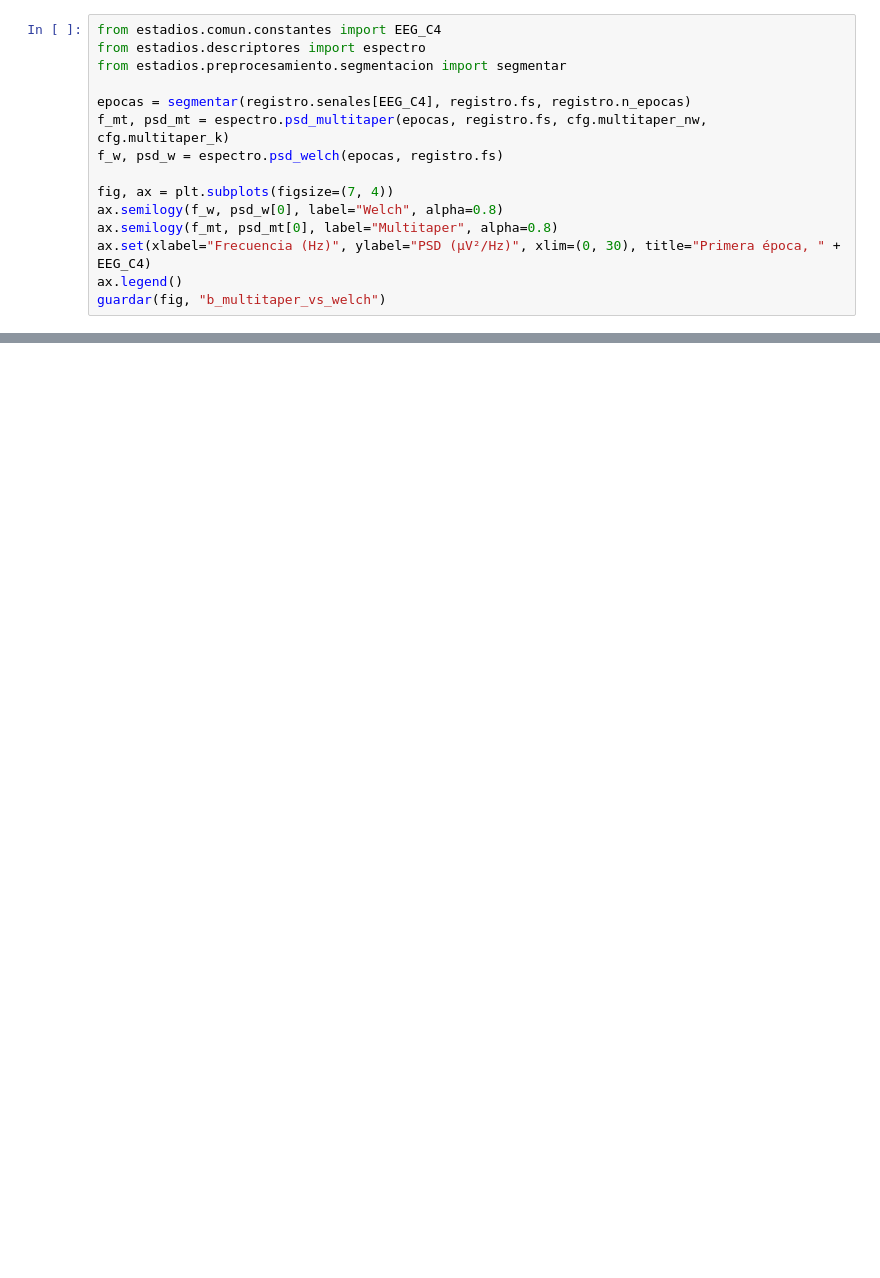
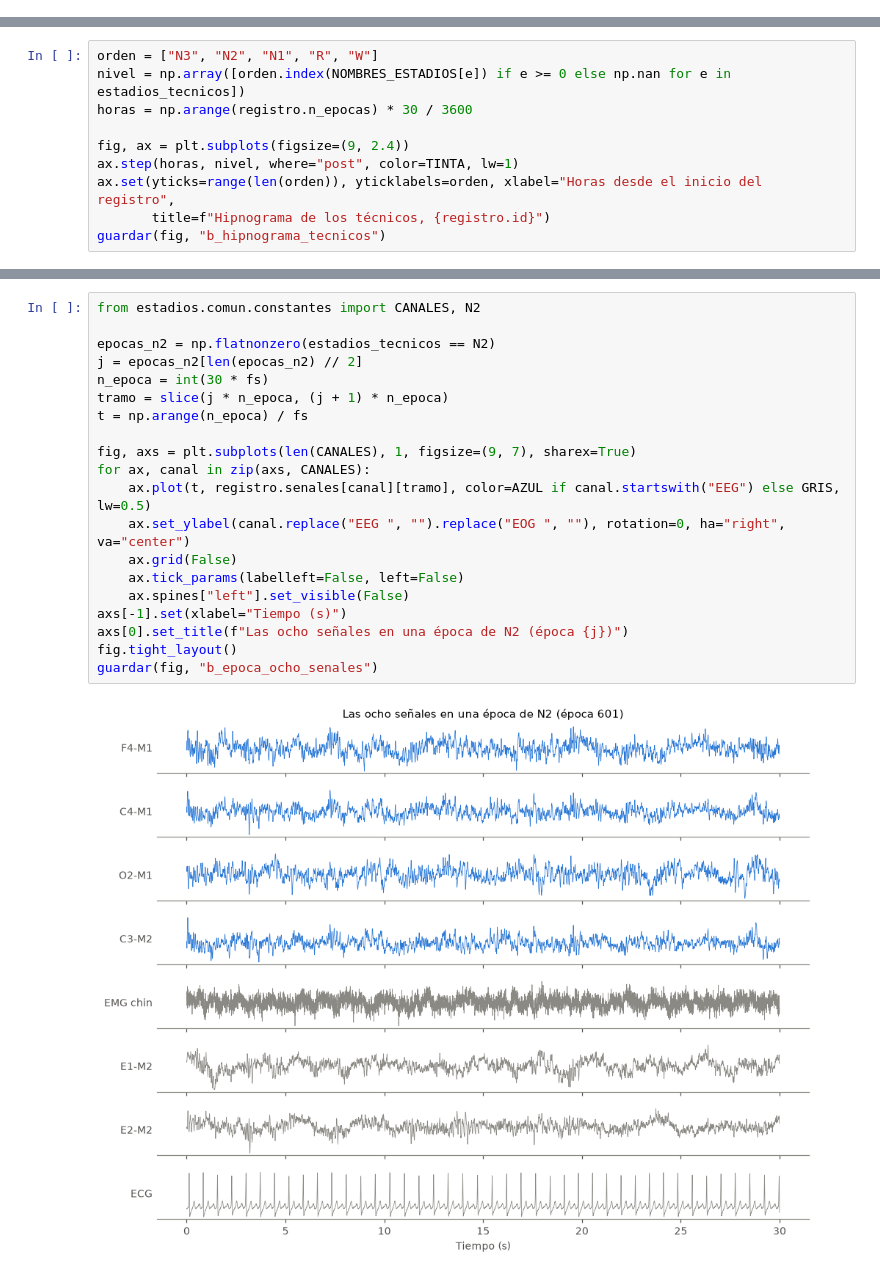
Before and after one commit to ldelia22/PSIB2026Q2-TPS-Grupo02-CassanoNieto-DElia-Ortega, a Jupyter notebook: codigo/notebooks/02_frente_B_descriptores.ipynb, the cells around one changed output, grey strips where cells are left out. Drawn from its saved outputs; the diff is of its cells as text; blank space fills up the shorter version.

Commit message:
Notebook 02: recorrido del Frente B y tabla de descriptores

```diff
--- a/codigo/notebooks/02_frente_B_descriptores.ipynb
+++ b/codigo/notebooks/02_frente_B_descriptores.ipynb
@@ -46,15 +71,0 @@ registro = prep.registro
-# %%
-from estadios.comun.constantes import EEG_C4
-from estadios.descriptores import espectro
-from estadios.preprocesamiento.segmentacion import segmentar
-
-epocas = segmentar(registro.senales[EEG_C4], registro.fs, registro.n_epocas)
-f_mt, psd_mt = espectro.psd_multitaper(epocas, registro.fs, cfg.multitaper_nw, cfg.multitaper_k)
-f_w, psd_w = espectro.psd_welch(epocas, registro.fs)
-
-fig, ax = plt.subplots(figsize=(7, 4))
-ax.semilogy(f_w, psd_w[0], label="Welch", alpha=0.8)
-ax.semilogy(f_mt, psd_mt[0], label="Multitaper", alpha=0.8)
-ax.set(xlabel="Frecuencia (Hz)", ylabel="PSD (µV²/Hz)", xlim=(0, 30), title="Primera época, " + EEG_C4)
-ax.legend()
-guardar(fig, "b_multitaper_vs_welch")
@@ -78,0 +148,10 @@ tabla.nombres
+# %%
+orden = ["N3", "N2", "N1", "R", "W"]
+nivel = np.array([orden.index(NOMBRES_ESTADIOS[e]) if e >= 0 else np.nan for e in estadios_tecnicos])
+horas = np.arange(registro.n_epocas) * 30 / 3600
+
+fig, ax = plt.subplots(figsize=(9, 2.4))
+ax.step(horas, nivel, where="post", color=TINTA, lw=1)
+ax.set(yticks=range(len(orden)), yticklabels=orden, xlabel="Horas desde el inicio del registro",
+       title=f"Hipnograma de los técnicos, {registro.id}")
+guardar(fig, "b_hipnograma_tecnicos")
@@ -78,0 +163,22 @@ tabla.nombres
+# %%
+from estadios.comun.constantes import CANALES, N2
+
+epocas_n2 = np.flatnonzero(estadios_tecnicos == N2)
+j = epocas_n2[len(epocas_n2) // 2]
+n_epoca = int(30 * fs)
+tramo = slice(j * n_epoca, (j + 1) * n_epoca)
+t = np.arange(n_epoca) / fs
+
+fig, axs = plt.subplots(len(CANALES), 1, figsize=(9, 7), sharex=True)
+for ax, canal in zip(axs, CANALES):
+    ax.plot(t, registro.senales[canal][tramo], color=AZUL if canal.startswith("EEG") else GRIS, lw=0.5)
+    ax.set_ylabel(canal.replace("EEG ", "").replace("EOG ", ""), rotation=0, ha="right", va="center")
+    ax.grid(False)
+    ax.tick_params(labelleft=False, left=False)
+    ax.spines["left"].set_visible(False)
+axs[-1].set(xlabel="Tiempo (s)")
+axs[0].set_title(f"Las ocho señales en una época de N2 (época {j})")
+fig.tight_layout()
+guardar(fig, "b_epoca_ocho_senales")
+# %% [output]
+[figure, added]
```
Also changed, not shown: parts of 23 cells of this notebook, 3 other files.
